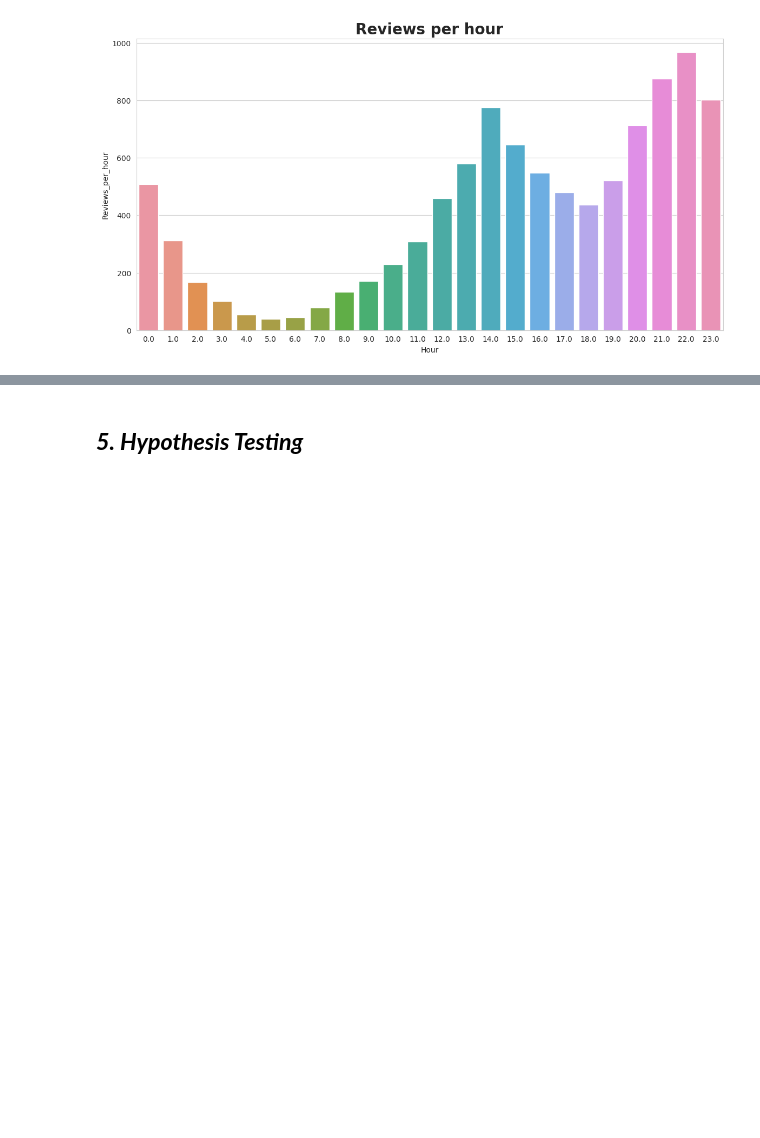
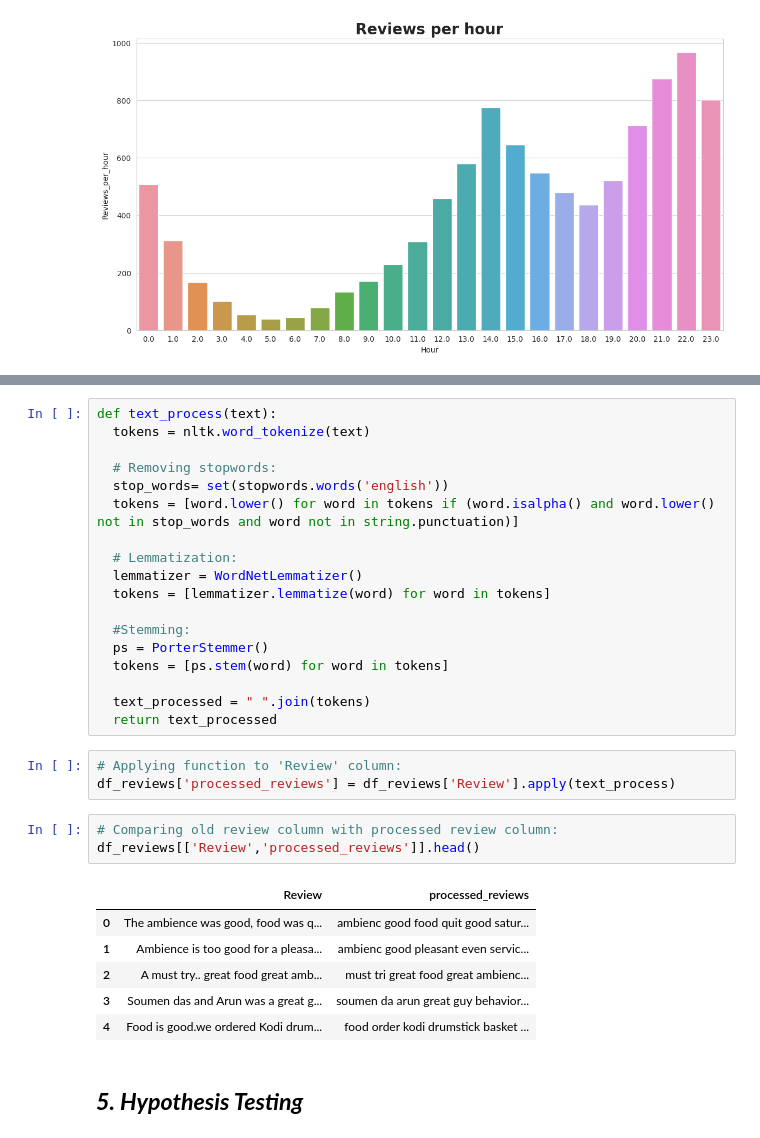
Before and after one commit to adityapatil4141/Zomato-restaurant-clustering-and-sentiment-analysis, a Jupyter notebook: ZOMATO_RESTAURANT_CLUSTERING_AND_SENTIMENT_ANALYSIS.ipynb, the cells around one changed output, grey strips where cells are left out. Cells and saved outputs as stored; diff of their text form; blank space fills up the shorter version.

```diff
--- a/ZOMATO_RESTAURANT_CLUSTERING_AND_SENTIMENT_ANALYSIS.ipynb
+++ b/ZOMATO_RESTAURANT_CLUSTERING_AND_SENTIMENT_ANALYSIS.ipynb
@@ -852,3 +905,34 @@ plt.show()
+# %%
+def text_process(text):
+  tokens = nltk.word_tokenize(text)
+
+  # Removing stopwords:
+  stop_words= set(stopwords.words('english'))
+  tokens = [word.lower() for word in tokens if (word.isalpha() and word.lower() not in stop_words and word not in string.punctuation)]
+
+  # Lemmatization:
+  lemmatizer = WordNetLemmatizer()
+  tokens = [lemmatizer.lemmatize(word) for word in tokens]
+
+  #Stemming:
+  ps = PorterStemmer()
+  tokens = [ps.stem(word) for word in tokens]
+
+  text_processed = " ".join(tokens)
+  return text_processed
+# %%
+# Applying function to 'Review' column:
+df_reviews['processed_reviews'] = df_reviews['Review'].apply(text_process)
+# %%
+# Comparing old review column with processed review column:
+df_reviews[['Review','processed_reviews']].head()
+# %% [output]
+|  | Review | processed_reviews |
+| 0 | The ambience was good, food was q... | ambienc good food quit good satur... |
+| 1 | Ambience is too good for a pleasa... | ambienc good pleasant even servic... |
+| 2 | A must try.. great food great amb... | must tri great food great ambienc... |
+| 3 | Soumen das and Arun was a great g... | soumen da arun great guy behavior... |
+| 4 | Food is good.we ordered Kodi drum... | food order kodi drumstick basket ... |
 # %% [markdown]
 ## ***5. Hypothesis Testing***
 # %% [markdown]
```
Also changed, not shown: parts of 8 cells of this notebook.
